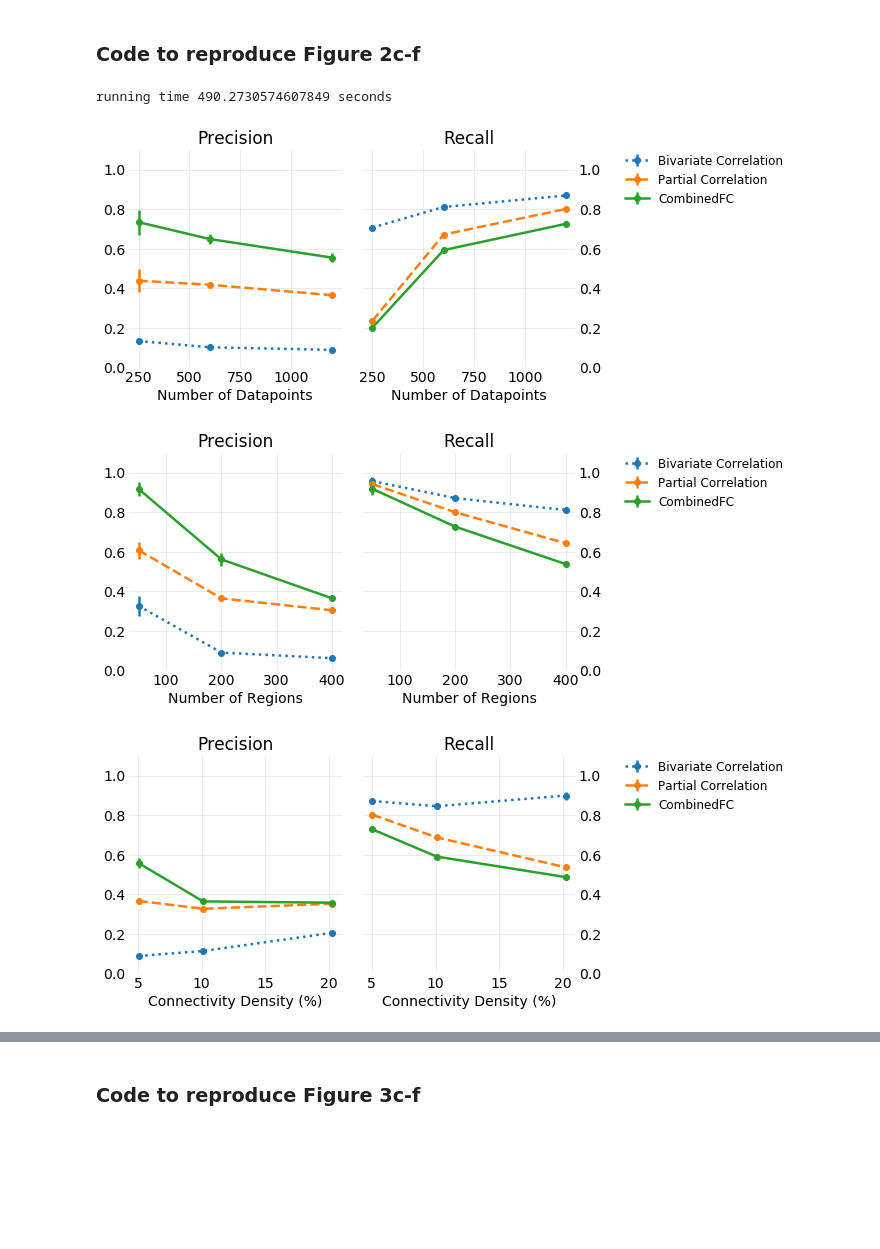
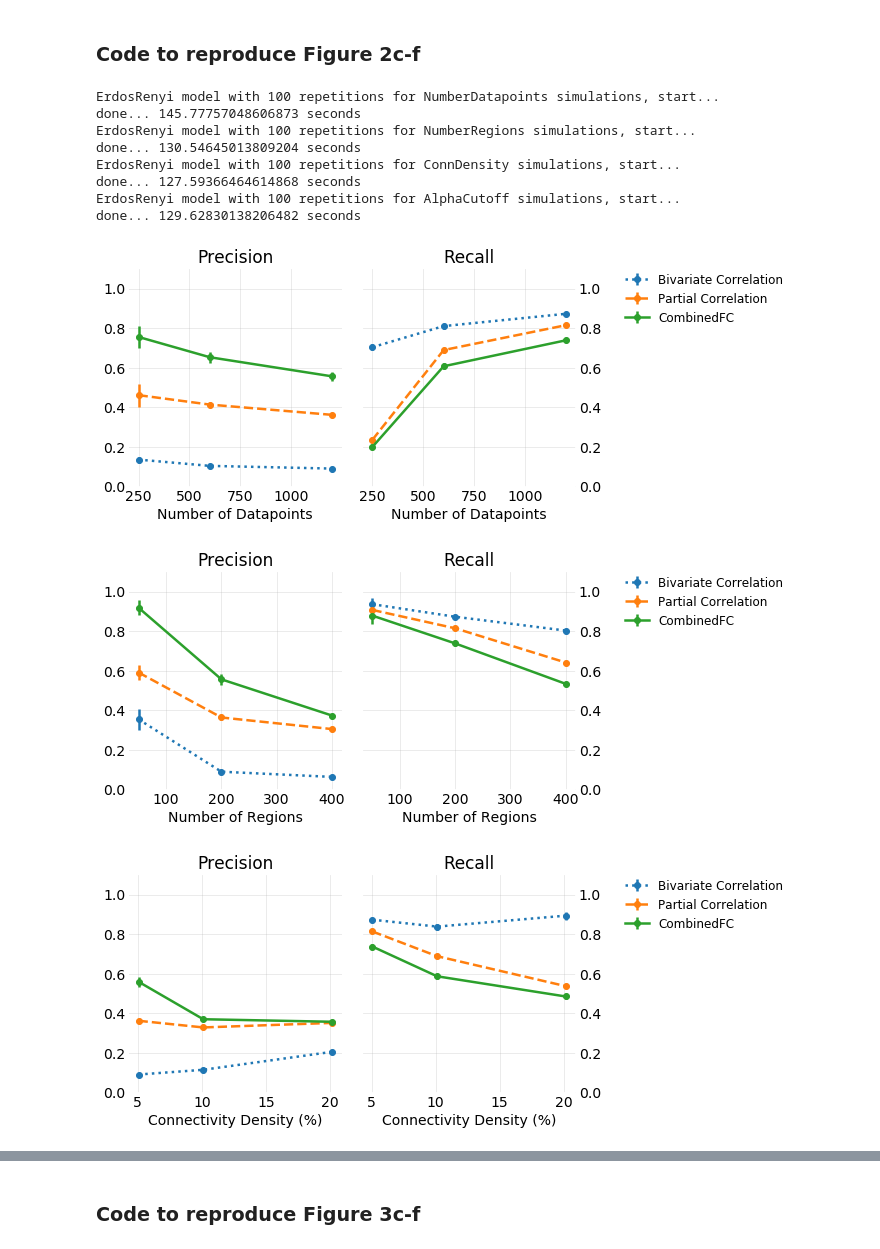
Before and after one commit to ColeLab/CombinedFC, a Jupyter notebook: Results_Notebook.ipynb, the cells around one changed output, grey strips where cells are left out. Cells and saved outputs as stored; diff of their text form; code cells hidden in the pictures; blank space fills up the shorter version.

Commit message:
Add files via upload
fix some functions dependencies

```diff
--- a/Results_Notebook.ipynb
+++ b/Results_Notebook.ipynb
@@ -18,14 +17,9 @@ while keeping the rest of the parameters fixed at one specified value.
 # %% [markdown]
 ### Code to reproduce Figure 2c-f
 # %%
-t = time.time()
+for i in range(4):
 
-#set up parameters for the simulations.
-#Defined here, since they will also be used in the plots
-#the parameters defined as arrays (in []) are the ones analyzed
-
-
-for i in range(4):
+    t = time.time()
 
     #number of simulations
     repetitions=100
@@ -76,8 +70,13 @@ for i in range(4):
     cfcEquivalenceTest = False
     #minimum effect of interest for correlation
     equiv_bounds = [0.2]
+
+    #The simulation function is not load by default, have to call it as:
+    from CombinedFCToolBox import simulation
+    #print start of the simulation
+    print(f'{model} model with {repetitions} repetitions for {case} simulations, start...')
     #run the simulation with the given parameters
-    [Accuracy_Asso, Accuracy_condAsso, Accuracy_combfc, nEdges] = cfc.simulation(
+    [Accuracy_Asso, Accuracy_condAsso, Accuracy_combfc, nEdges] = simulation.simulation(
                                                                                 repetitions = repetitions,
                                                                                 model = model,
                                                                                 nNodes = nNodes,
@@ -94,11 +93,7 @@ for i in range(4):
                                                                                 equiv_bounds = equiv_bounds
                                                                                 )
 
-
-
-    #clear the error messages from ill-defined simulations (if any) that were tossed away
-    #TODO: catch the error messages from origin and not show it
-    clear_output()
+    print(f'done... {time.time() - t} seconds')
 
     #Plot figures for average precision and recall across N repetitions
 
@@ -124,38 +119,42 @@ for i in range(4):
             linestyle = 'solid'
 
         cfc.plotAvgPrecisionRecall(
                                    ax1 = ax1,
                                    ax2 = ax2,
                                    nEdges = nEdges,
                                    nNodes = nNodes,
                                    nDatapoints = nDatapoints,
                                    alphaSig = alphaSig,
                                    equiv_bounds = equiv_bounds,
                                    precision = acc_results[:,:,:,:,:,:,0],
                                    recall = acc_results[:,:,:,:,:,:,1],
                                    method = method,
                                    linestyle = linestyle,
                                    marker = 'o'
                                    )
 
     ##activate if want to save the figures
     ##remove the legends if necessary
     #ax2.get_legend().remove()
     ##define the name of the figure file
     #if cfcEquivalenceTest == False:
     #    combFCZeroCorr = 'nonSig'
     #else:
     #    combFCZeroCorr = 'EqTest'
     #nameFig = f'resultsSimPlotsFinal/{case}_{repetitions}rep_{model}_{dataType}_{combFCZeroCorr}'
     ##save the figure with the desired dpi
     #plt.savefig(nameFig, dpi=300, bbox_inches='tight')
-
-
-print(f'running time {time.time() - t} seconds')
 # %% [output]
-running time 490.2730574607849 seconds
+ErdosRenyi model with 100 repetitions for NumberDatapoints simulations, start...
+done... 145.77757048606873 seconds
+ErdosRenyi model with 100 repetitions for NumberRegions simulations, start...
+done... 130.54645013809204 seconds
+ErdosRenyi model with 100 repetitions for ConnDensity simulations, start...
+done... 127.59366464614868 seconds
+ErdosRenyi model with 100 repetitions for AlphaCutoff simulations, start...
+done... 129.62830138206482 seconds
 [figure]
-[figure, old version]
+[figure, new version]
 [figure]
 [figure]
 # %% [markdown]
```
Also changed, not shown: parts of 5 cells of this notebook.
